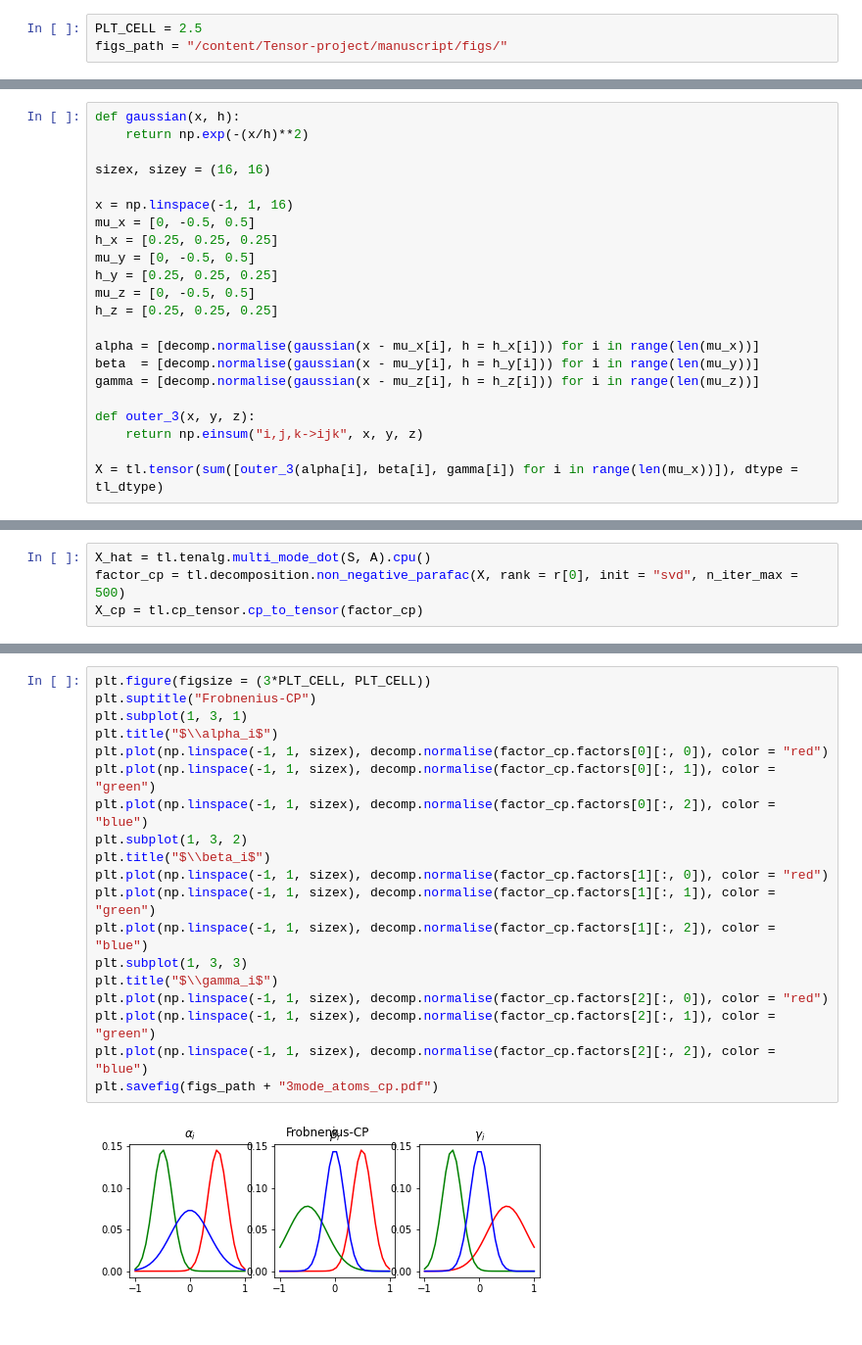
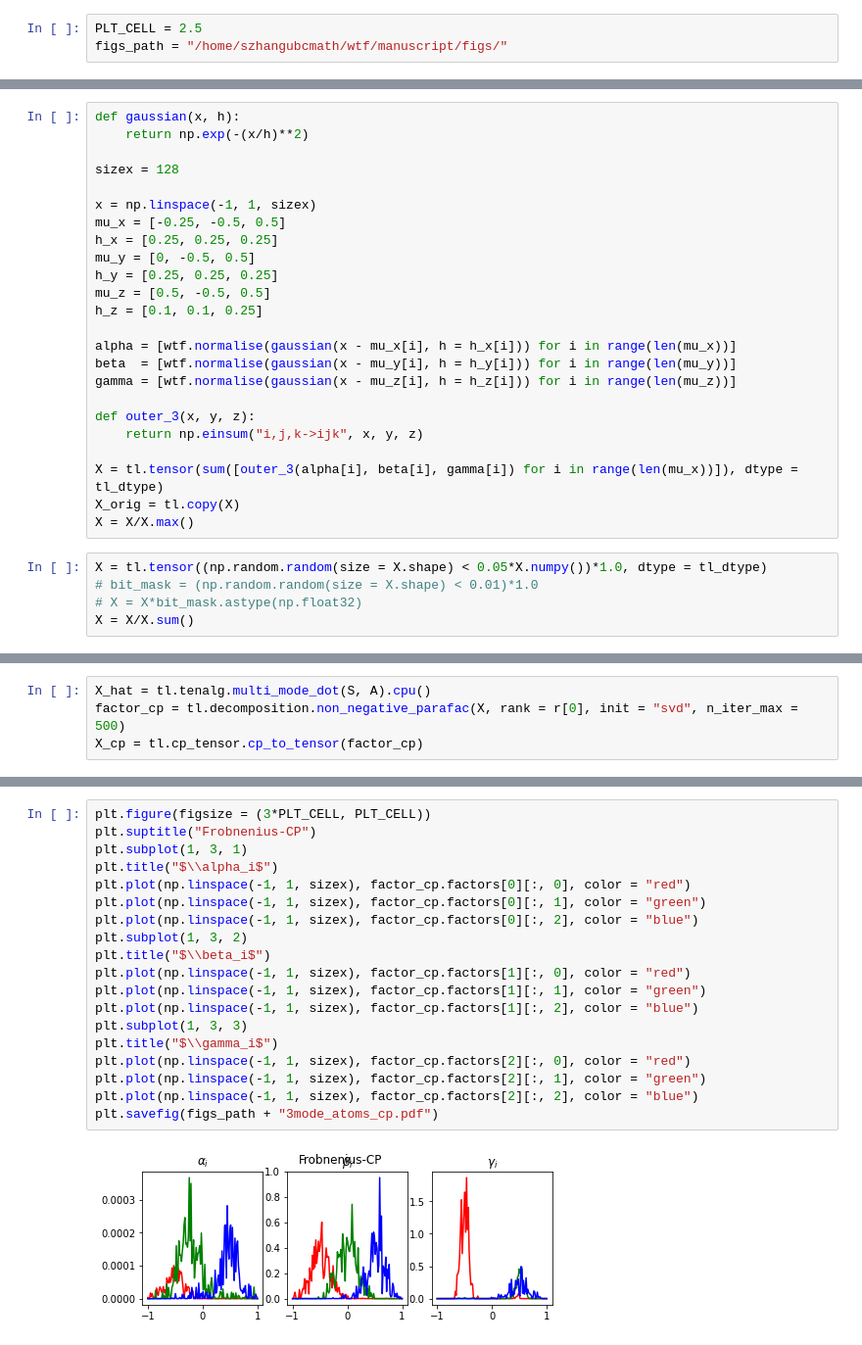
Before and after one commit to zsteve/wtf, a Jupyter notebook: examples/trivariate.ipynb, the cells around one changed output, grey strips where cells are left out. Shown: that part at 98% size. Saved outputs shown, nothing was run; the diff lists cells and outputs as text.

```diff
--- a/examples/trivariate.ipynb
+++ b/examples/trivariate.ipynb
@@ -72,6 +3,6 @@ Processing triggers for libc-bin (2.27-3ubuntu1.2) ...
 # %%
 PLT_CELL = 2.5
-figs_path = "/content/Tensor-project/manuscript/figs/"
+figs_path = "/home/szhangubcmath/wtf/manuscript/figs/"
 # %%
 import os
 import sys
@@ -102,22 +28,29 @@ import decomp
 def gaussian(x, h):
     return np.exp(-(x/h)**2)
 
-sizex, sizey = (16, 16)
+sizex = 128
 
-x = np.linspace(-1, 1, 16)
-mu_x = [0, -0.5, 0.5]
+x = np.linspace(-1, 1, sizex)
+mu_x = [-0.25, -0.5, 0.5]
 h_x = [0.25, 0.25, 0.25]
 mu_y = [0, -0.5, 0.5]
 h_y = [0.25, 0.25, 0.25]
-mu_z = [0, -0.5, 0.5]
-h_z = [0.25, 0.25, 0.25]
+mu_z = [0.5, -0.5, 0.5]
+h_z = [0.1, 0.1, 0.25]
 
-alpha = [decomp.normalise(gaussian(x - mu_x[i], h = h_x[i])) for i in range(len(mu_x))]
-beta  = [decomp.normalise(gaussian(x - mu_y[i], h = h_y[i])) for i in range(len(mu_y))]
-gamma = [decomp.normalise(gaussian(x - mu_z[i], h = h_z[i])) for i in range(len(mu_z))]
+alpha = [wtf.normalise(gaussian(x - mu_x[i], h = h_x[i])) for i in range(len(mu_x))]
+beta  = [wtf.normalise(gaussian(x - mu_y[i], h = h_y[i])) for i in range(len(mu_y))]
+gamma = [wtf.normalise(gaussian(x - mu_z[i], h = h_z[i])) for i in range(len(mu_z))]
 
 def outer_3(x, y, z):
     return np.einsum("i,j,k->ijk", x, y, z)
 
 X = tl.tensor(sum([outer_3(alpha[i], beta[i], gamma[i]) for i in range(len(mu_x))]), dtype = tl_dtype)
+X_orig = tl.copy(X)
+X = X/X.max()
+# %%
+X = tl.tensor((np.random.random(size = X.shape) < 0.05*X.numpy())*1.0, dtype = tl_dtype)
+# bit_mask = (np.random.random(size = X.shape) < 0.01)*1.0
+# X = X*bit_mask.astype(np.float32)
+X = X/X.sum()
 # %%
@@ -257,23 +185,23 @@ for i in range(3):
 # %%
 plt.figure(figsize = (3*PLT_CELL, PLT_CELL))
 plt.suptitle("Frobnenius-CP")
 plt.subplot(1, 3, 1)
 plt.title("$\\alpha_i$")
-plt.plot(np.linspace(-1, 1, sizex), decomp.normalise(factor_cp.factors[0][:, 0]), color = "red")
-plt.plot(np.linspace(-1, 1, sizex), decomp.normalise(factor_cp.factors[0][:, 1]), color = "green")
-plt.plot(np.linspace(-1, 1, sizex), decomp.normalise(factor_cp.factors[0][:, 2]), color = "blue")
+plt.plot(np.linspace(-1, 1, sizex), factor_cp.factors[0][:, 0], color = "red")
+plt.plot(np.linspace(-1, 1, sizex), factor_cp.factors[0][:, 1], color = "green")
+plt.plot(np.linspace(-1, 1, sizex), factor_cp.factors[0][:, 2], color = "blue")
 plt.subplot(1, 3, 2)
 plt.title("$\\beta_i$")
-plt.plot(np.linspace(-1, 1, sizex), decomp.normalise(factor_cp.factors[1][:, 0]), color = "red")
-plt.plot(np.linspace(-1, 1, sizex), decomp.normalise(factor_cp.factors[1][:, 1]), color = "green")
-plt.plot(np.linspace(-1, 1, sizex), decomp.normalise(factor_cp.factors[1][:, 2]), color = "blue")
+plt.plot(np.linspace(-1, 1, sizex), factor_cp.factors[1][:, 0], color = "red")
+plt.plot(np.linspace(-1, 1, sizex), factor_cp.factors[1][:, 1], color = "green")
+plt.plot(np.linspace(-1, 1, sizex), factor_cp.factors[1][:, 2], color = "blue")
 plt.subplot(1, 3, 3)
 plt.title("$\\gamma_i$")
-plt.plot(np.linspace(-1, 1, sizex), decomp.normalise(factor_cp.factors[2][:, 0]), color = "red")
-plt.plot(np.linspace(-1, 1, sizex), decomp.normalise(factor_cp.factors[2][:, 1]), color = "green")
-plt.plot(np.linspace(-1, 1, sizex), decomp.normalise(factor_cp.factors[2][:, 2]), color = "blue")
+plt.plot(np.linspace(-1, 1, sizex), factor_cp.factors[2][:, 0], color = "red")
+plt.plot(np.linspace(-1, 1, sizex), factor_cp.factors[2][:, 1], color = "green")
+plt.plot(np.linspace(-1, 1, sizex), factor_cp.factors[2][:, 2], color = "blue")
 plt.savefig(figs_path + "3mode_atoms_cp.pdf")
 # %% [output]
-[figure, old version]
+[figure, new version]
 # %%
 plt.figure(figsize = (3*PLT_CELL, PLT_CELL))
```
Also changed, not shown: parts of 29 cells of this notebook, 5 other files.
